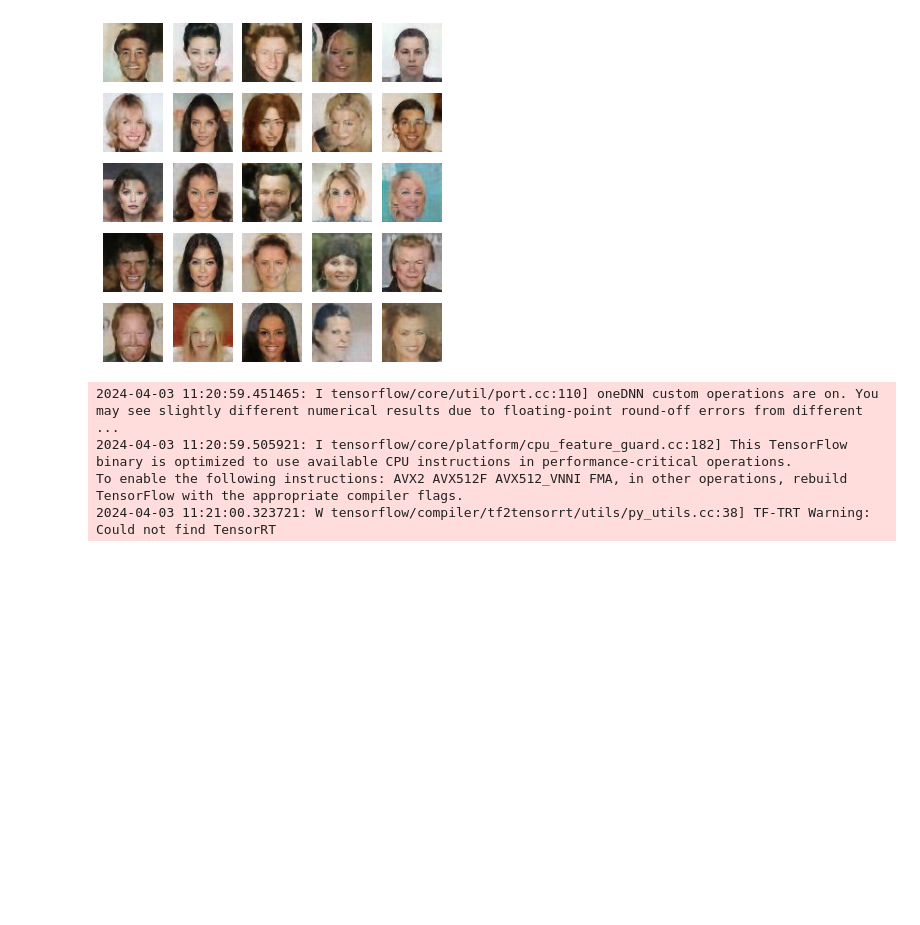
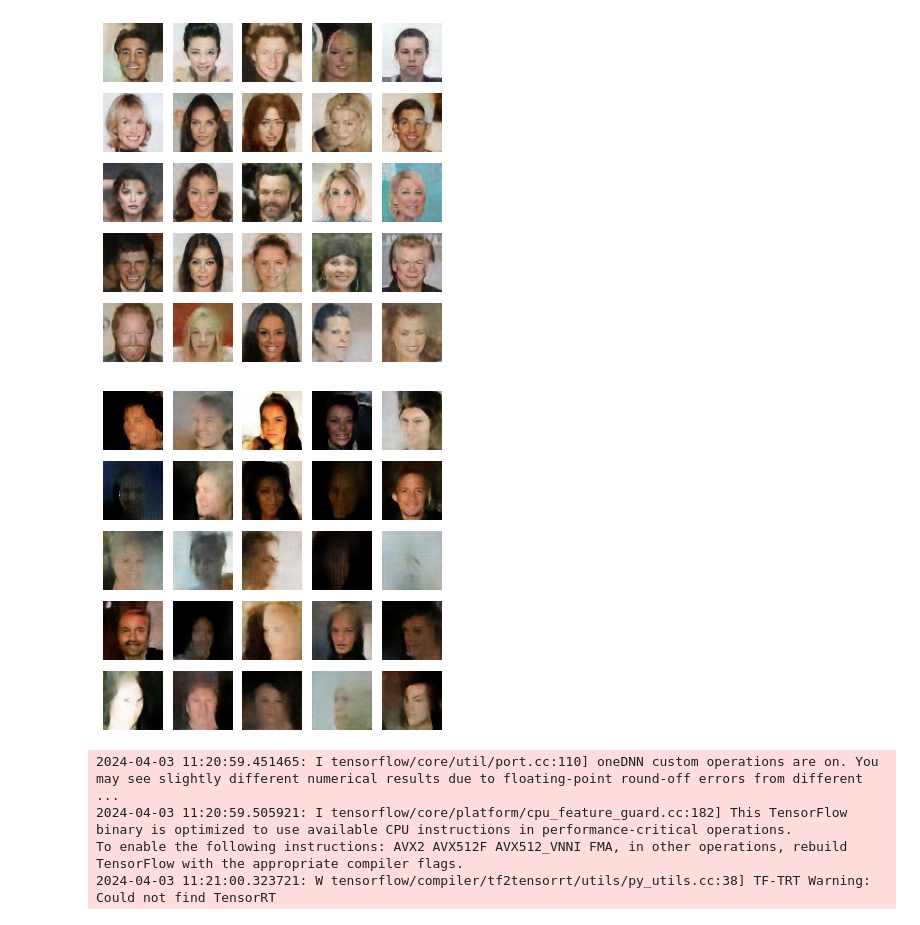
Before and after one commit to avideep/rissole, a Jupyter notebook: RetrievalAugmentedBlockLDM/testbook.ipynb, the cells around one changed output. Cells and saved outputs as stored; diff of their text form; code cells hidden in the pictures; blank space fills up the shorter version.

```diff
--- a/RetrievalAugmentedBlockLDM/testbook.ipynb
+++ b/RetrievalAugmentedBlockLDM/testbook.ipynb
@@ -494,6 +494,10 @@ plot_images2('/home/avideep/Pictures/samples/blocks_16/')
 plot_images2('/home/avideep/Pictures/samples/blocks_4/')
 # %% [output]
 [figure]
+# %%
+plot_images2('/home/avideep/Pictures/samples/baseline/')
+# %% [output]
+[figure, added]
 # %%
 from dataloader import PlantNet, CIFAR10, CelebA, CelebAHQ, ImageNet100
 # %% [output]
```
